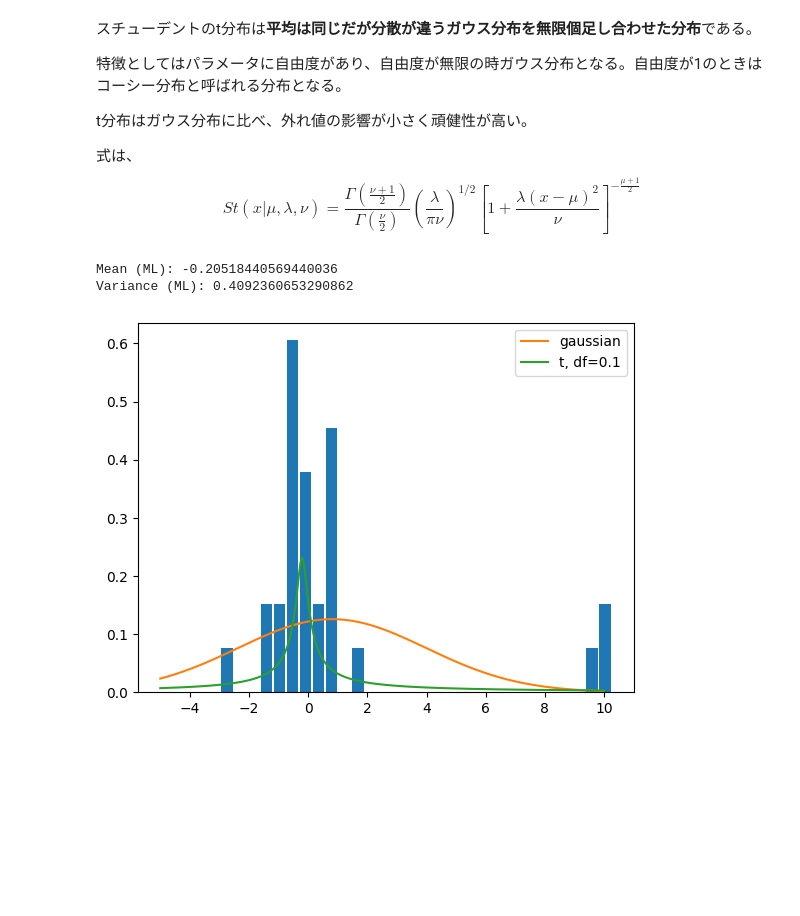
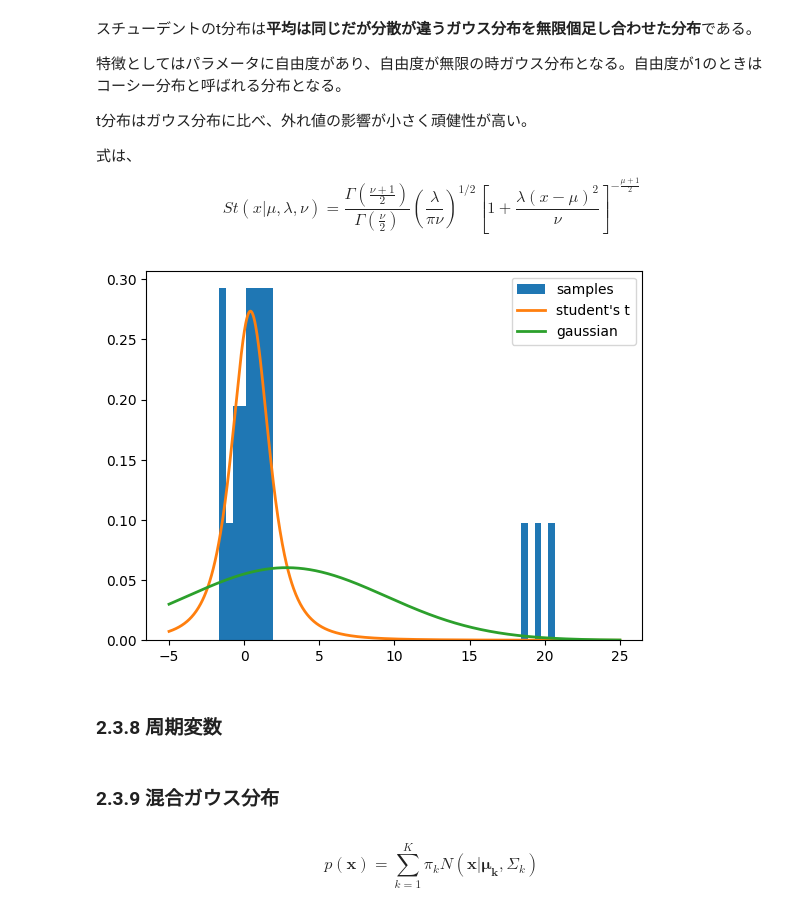
Before and after one commit to arata234/PRML, a Jupyter notebook: cp2_probability_distribution.ipynb, the cells around one changed output. Cells and saved outputs as stored; diff of their text form; code cells hidden in the pictures; blank space fills up the shorter version.

```diff
--- a/cp2_probability_distribution.ipynb
+++ b/cp2_probability_distribution.ipynb
@@ -1082,3 +1080,0 @@ from scipy.optimize import minimize
-# %%
-data = np.append(norm.rvs(0, 1, 27), norm.rvs(10, 1, 3))
-x = np.linspace(-5, 10, 301)
@@ -1089,33 +1080,0 @@ norm_dist = norm.pdf(x=x, loc=norm_mean, scale=norm_std)
-# %%
-def negative_log_likelihood(params, data):
-    loc, scale, df = params
-    return -np.sum(t.logpdf(data, df, loc, scale))
-
-def fit_t_distribution(data, df):
-    # 初期パラメータ（平均、スケール、自由度）
-    init_params = [np.mean(data), np.std(data), df]
-
-    # 最尤推定解を求める
-    result = minimize(negative_log_likelihood, init_params, args=(data), method='L-BFGS-B', bounds=[(None, None), (1e-6, None), (1e-6, None)])
-
-    loc_ml, scale_ml, df_ml = result.x
-    return loc_ml, scale_ml
-
-
-df = 0.1
-mean_ml, variance_ml = fit_t_distribution(data, df)
-print('Mean (ML):', mean_ml)
-print('Variance (ML):', variance_ml**2)
-
-t_dist = t.pdf(x, df, mean_ml, variance_ml)
-# %% [output]
-Mean (ML): -0.20518440569440036
-Variance (ML): 0.4092360653290862
-# %%
-plt.hist(x=data, bins=30, density=True, rwidth=0.9)
-plt.plot(x, norm_dist, label="gaussian")
-plt.plot(x, t_dist, label=f"t, df={df}")
-plt.legend()
-plt.show()
-# %% [output]
-[figure, removed]
@@ -1121,0 +1126,29 @@ plt.show()
+# %%
+x = np.random.normal(size=20)
+x = np.concatenate([x, np.random.normal(loc=20., size=3)])
+plt.hist(x, bins=50, density=True, label="samples")
+
+# prepare model
+students_t = StudentsT()
+gaussian = Gaussian()
+
+# maximum likelihood estimate
+students_t.fit(x)
+gaussian.fit(x)
+
+# plot results
+x = np.linspace(-5, 25, 1000)
+plt.plot(x, students_t.predict_proba(x), label="student's t", linewidth=2)
+plt.plot(x, gaussian.predict_proba(x), label="gaussian", linewidth=2)
+plt.legend()
+plt.show()
+# %% [output]
+[figure, added]
+# %% [markdown]
+### 2.3.8 周期変数
+# %% [markdown]
+### 2.3.9 混合ガウス分布
+# %% [markdown]
+$$
+p(\mathbf{x}) = \sum_{k=1}^{K}{\pi_k N(\mathbf{x}|\boldsymbol{\mu_k}, \Sigma_k)}
+$$
```
Also changed, not shown: parts of 18 cells of this notebook.
